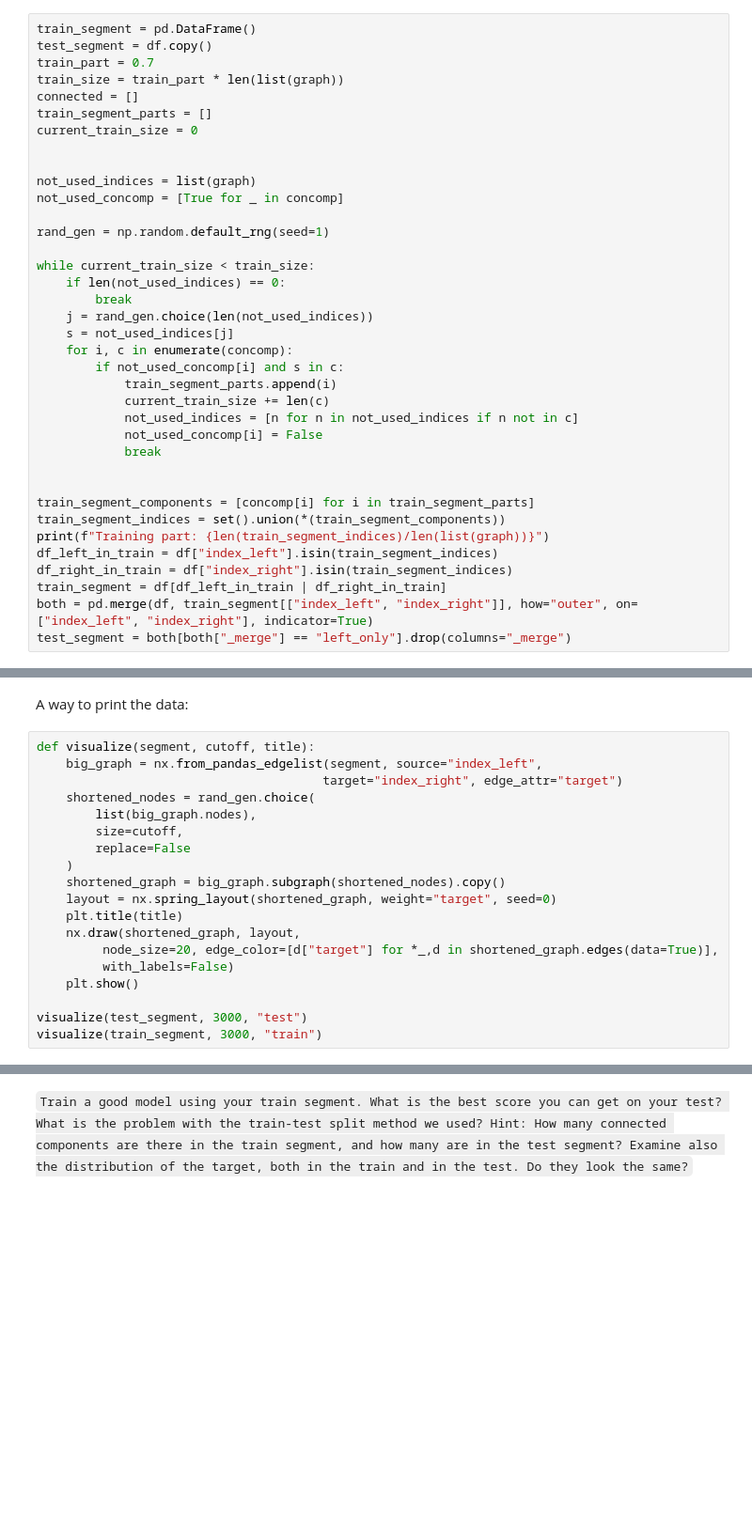
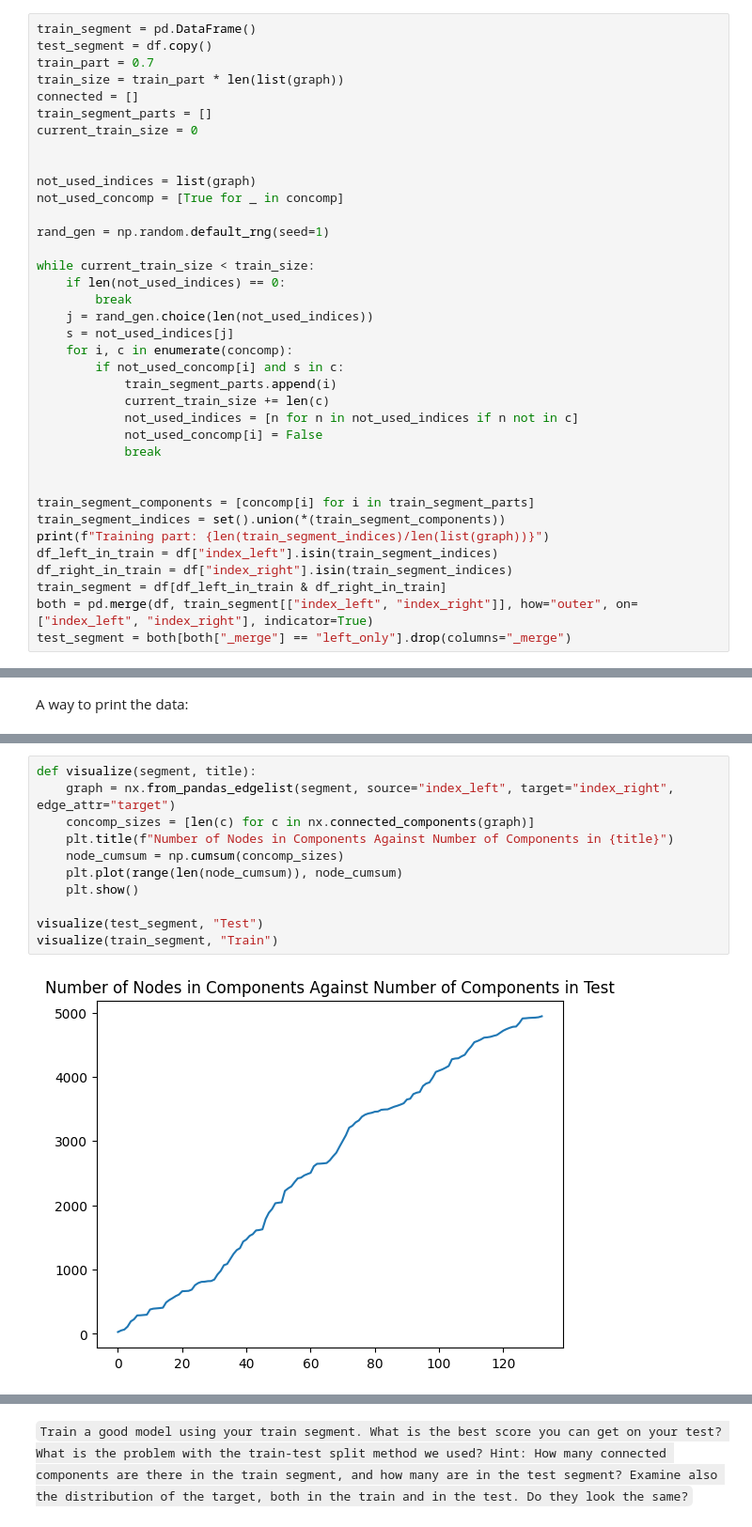
Before and after one commit to roy-boy-1/shampoo, a Jupyter notebook: train_test_split/train-test split exercise.ipynb, the cells around one changed output, grey strips where cells are left out. Shown at 94% size. Cells and saved outputs as stored; diff of their text form; blank space fills up the shorter version.

```diff
--- a/train_test_split/train-test split exercise.ipynb
+++ b/train_test_split/train-test split exercise.ipynb
@@ -121,29 +121,10 @@ train_segment_indices = set().union(*(train_segment_components))
 print(f"Training part: {len(train_segment_indices)/len(list(graph))}")
 df_left_in_train = df["index_left"].isin(train_segment_indices)
 df_right_in_train = df["index_right"].isin(train_segment_indices)
-train_segment = df[df_left_in_train | df_right_in_train]
+train_segment = df[df_left_in_train & df_right_in_train]
 both = pd.merge(df, train_segment[["index_left", "index_right"]], how="outer", on=["index_left", "index_right"], indicator=True)
 test_segment = both[both["_merge"] == "left_only"].drop(columns="_merge")
 # %% [output]
 Training part: 0.7001941276389226
 # %% [markdown]
 A way to print the data:
-# %%
-def visualize(segment, cutoff, title):
-    big_graph = nx.from_pandas_edgelist(segment, source="index_left",
-                                       target="index_right", edge_attr="target")
-    shortened_nodes = rand_gen.choice(
-        list(big_graph.nodes),
-        size=cutoff,
-        replace=False
-    )
-    shortened_graph = big_graph.subgraph(shortened_nodes).copy()
-    layout = nx.spring_layout(shortened_graph, weight="target", seed=0)
-    plt.title(title)
-    nx.draw(shortened_graph, layout,
-         node_size=20, edge_color=[d["target"] for *_,d in shortened_graph.edges(data=True)],
-         with_labels=False)
-    plt.show()
-
-visualize(test_segment, 3000, "test")
-visualize(train_segment, 3000, "train")
@@ -152,0 +131,13 @@ visualize(train_segment, 3000, "train")
+# %%
+def visualize(segment, title):
+    graph = nx.from_pandas_edgelist(segment, source="index_left", target="index_right", edge_attr="target")
+    concomp_sizes = [len(c) for c in nx.connected_components(graph)]
+    plt.title(f"Number of Nodes in Components Against Number of Components in {title}")
+    node_cumsum = np.cumsum(concomp_sizes)
+    plt.plot(range(len(node_cumsum)), node_cumsum)
+    plt.show()
+
+visualize(test_segment, "Test")
+visualize(train_segment, "Train")
+# %% [output]
+[figure, added]
```
Also changed, not shown: parts of 7 cells of this notebook.
